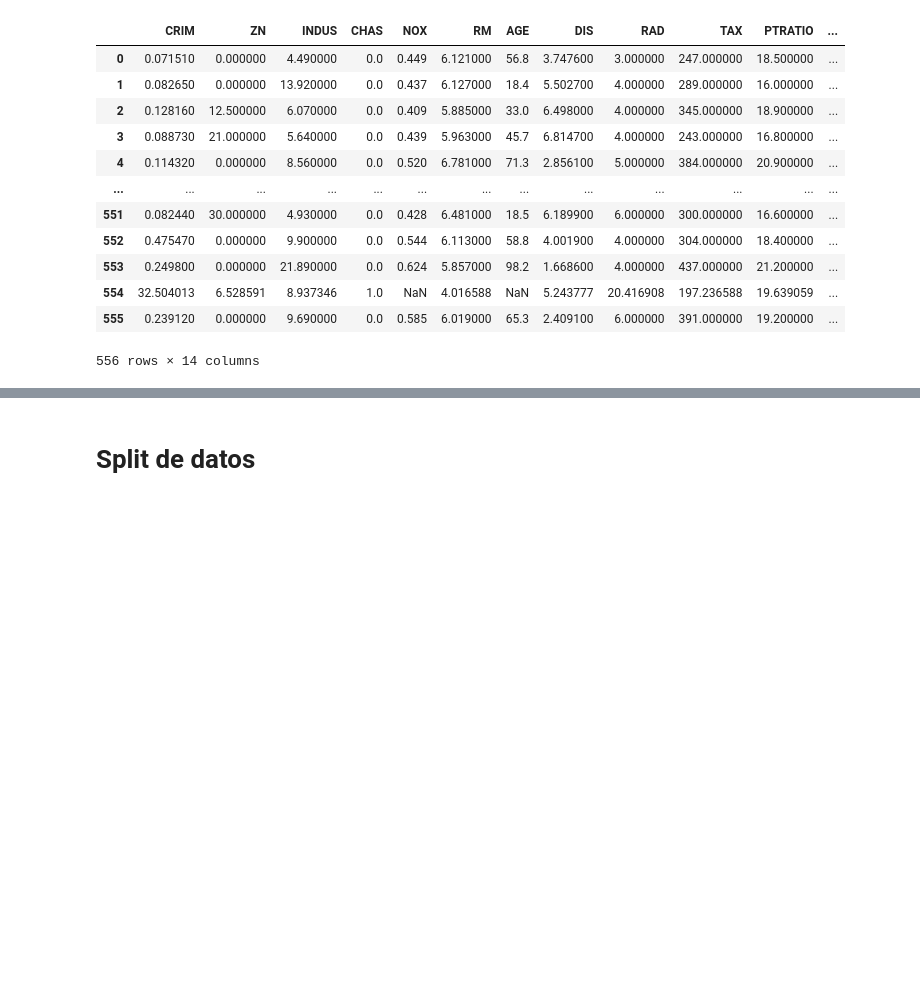
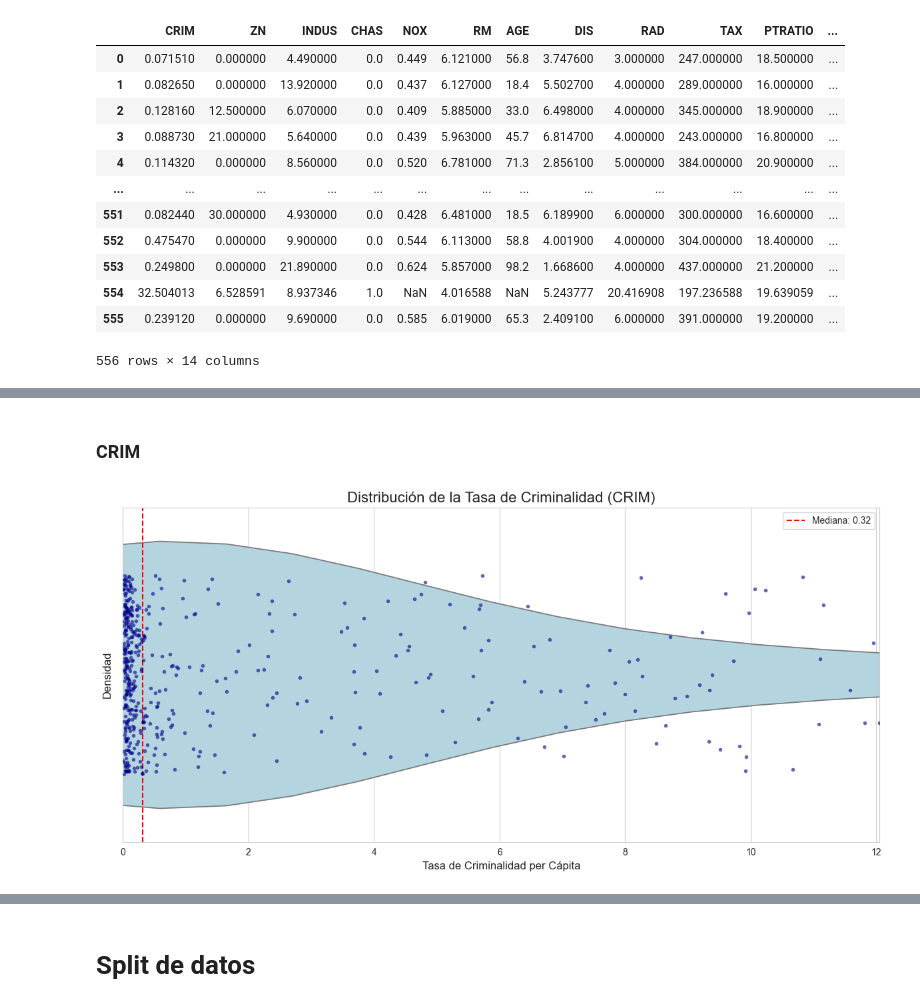
Before and after one commit to franciscoryb1/AA1-TUIA-RodriguezYBarros-Menescaldi-Britos, a Jupyter notebook: TP.ipynb, the cells around one changed output, grey strips where cells are left out. Drawn from its saved outputs; the diff is of its cells as text; code cells hidden in the pictures; blank space fills up the shorter version.

```diff
--- a/TP.ipynb
+++ b/TP.ipynb
@@ -78,0 +219,47 @@ df
+# %% [markdown]
+### CRIM
+# %%
+import pandas as pd
+import matplotlib.pyplot as plt
+import seaborn as sns
+
+# Cargar los datos (asumiendo que ya tienes el DataFrame 'df')
+# Si no, descomenta la siguiente línea:
+# df = pd.read_csv("house-prices-tp.csv")
+
+# Configurar el estilo de seaborn
+sns.set_style("whitegrid")
+
+# Crear la figura y los ejes
+fig, ax = plt.subplots(figsize=(12, 6))
+
+# Crear el gráfico de violín
+sns.violinplot(x=df['CRIM'], ax=ax, color="lightblue", inner=None)
+
+# Superponer el gráfico de densidad de puntos
+sns.stripplot(x=df['CRIM'], ax=ax, color="darkblue", alpha=0.6, jitter=0.3, size=4)
+
+# Configurar el título y las etiquetas
+plt.title('Distribución de la Tasa de Criminalidad (CRIM)', fontsize=16)
+plt.xlabel('Tasa de Criminalidad per Cápita', fontsize=12)
+plt.ylabel('Densidad', fontsize=12)
+
+# Ajustar los límites del eje x para mejorar la visualización
+q1, q3 = df['CRIM'].quantile([0.25, 0.75])
+iqr = q3 - q1
+lower_bound = max(0, q1 - 1.5 * iqr)
+upper_bound = q3 + 1.5 * iqr
+plt.xlim(lower_bound, upper_bound)
+
+# Añadir una línea vertical para la mediana
+median = df['CRIM'].median()
+plt.axvline(x=median, color='red', linestyle='--', label=f'Mediana: {median:.2f}')
+
+# Añadir leyenda
+plt.legend()
+
+# Mostrar el gráfico
+plt.tight_layout()
+plt.show()
+# %% [output]
+[figure, added]
```
Also changed, not shown: parts of 29 cells of this notebook.
